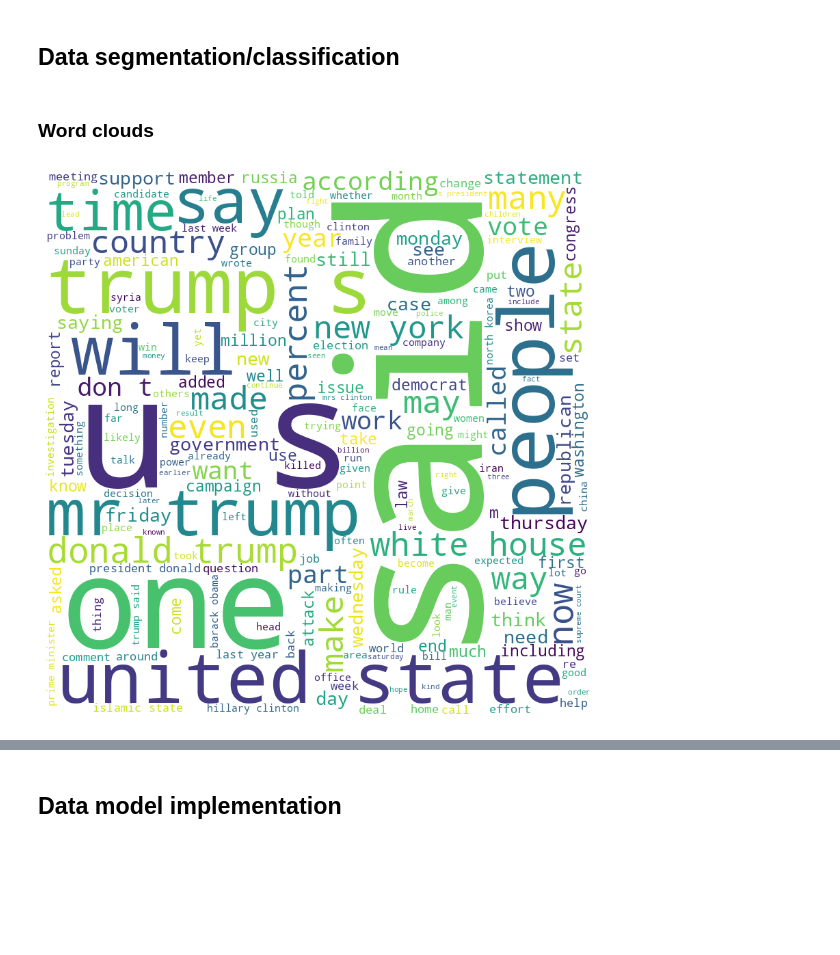
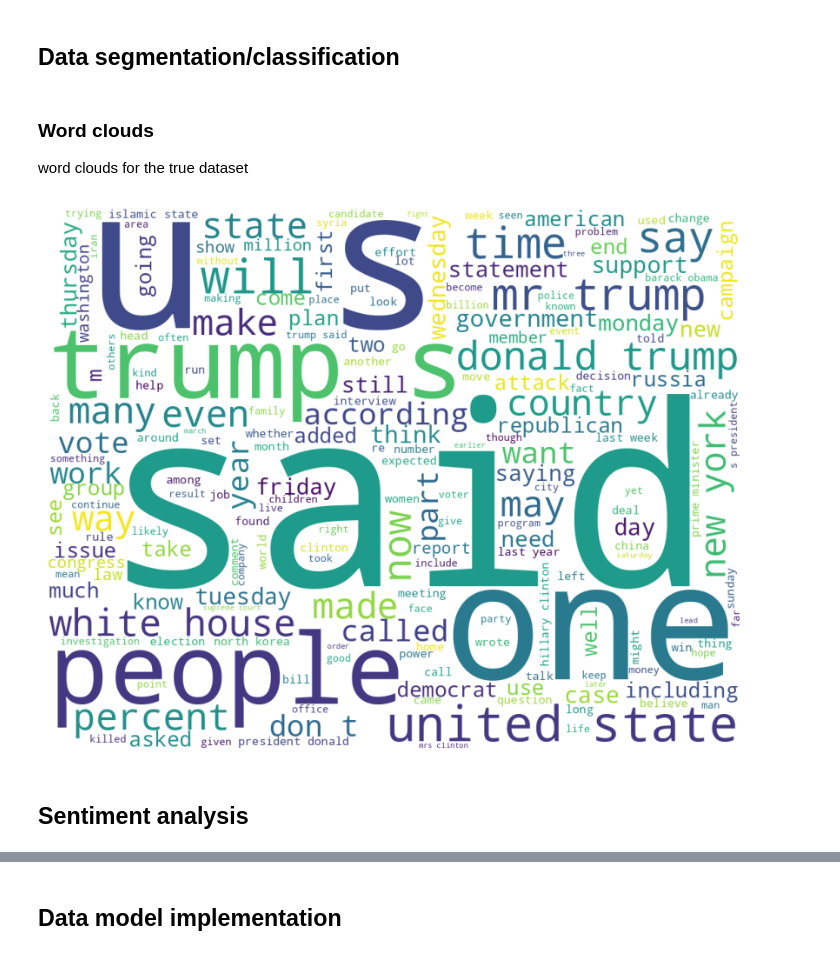
Before and after one commit to vnmrsharma/factnatic, a Jupyter notebook: Canis_hackathon_notebook.ipynb, the cells around one changed output, grey strips where cells are left out. Drawn from its saved outputs; the diff is of its cells as text; code cells hidden in the pictures; blank space fills up the shorter version.

```diff
--- a/Canis_hackathon_notebook.ipynb
+++ b/Canis_hackathon_notebook.ipynb
@@ -106,36 +106,41 @@ display(fake_df)
 ## Data segmentation/classification
 # %% [markdown]
 ### Word clouds
+
+
+word clouds for the true dataset
 # %%
 comment_words = ''
 stopwords = set(STOPWORDS)
 
 # iterate through the csv file
 for val in true_df.text:
 
     # typecaste each val to string
     val = str(val)
 
     # split the value
     tokens = val.split()
 
     # Converts each token into lowercase
     for i in range(len(tokens)):
         tokens[i] = tokens[i].lower()
 
     comment_words += " ".join(tokens)+" "
 
-wordcloud = WordCloud(width = 800, height = 800,
+wordcloud = WordCloud(width = 1024, height = 800,
                 background_color ='white',
                 stopwords = stopwords,
                 min_font_size = 10).generate(comment_words)
 
 # plot the WordCloud image
 plt.figure(figsize = (8, 8), facecolor = None)
 plt.imshow(wordcloud)
 plt.axis("off")
 plt.tight_layout(pad = 0)
 
 plt.show()
 # %% [output]
-[figure, old version]
+[figure, new version]
+# %% [markdown]
+## Sentiment analysis
```
Also changed, not shown: parts of 12 cells of this notebook.
